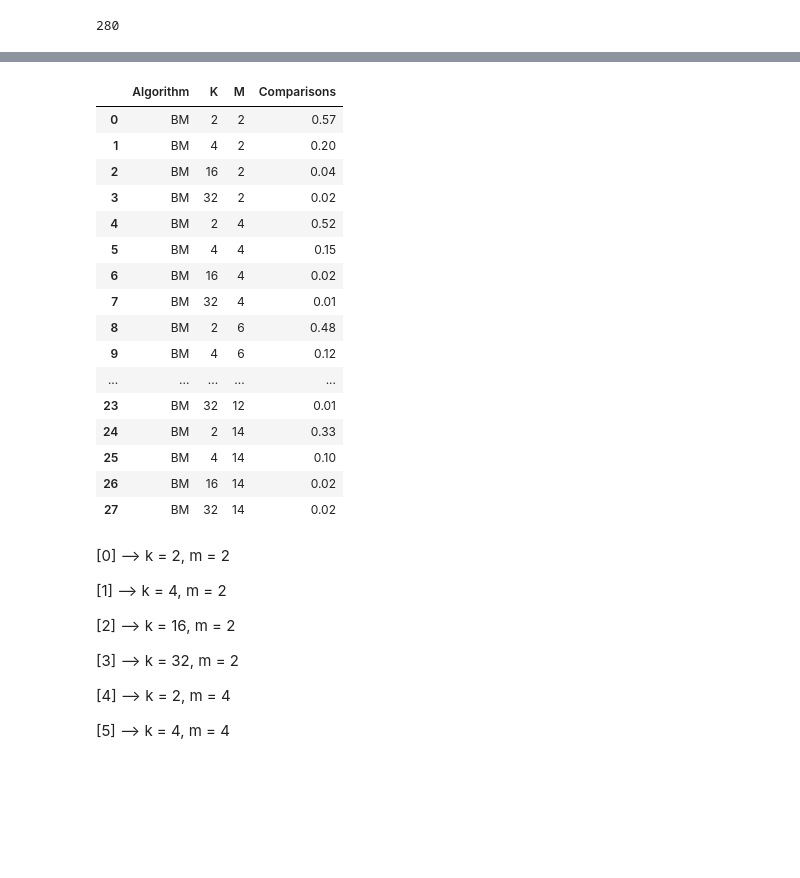
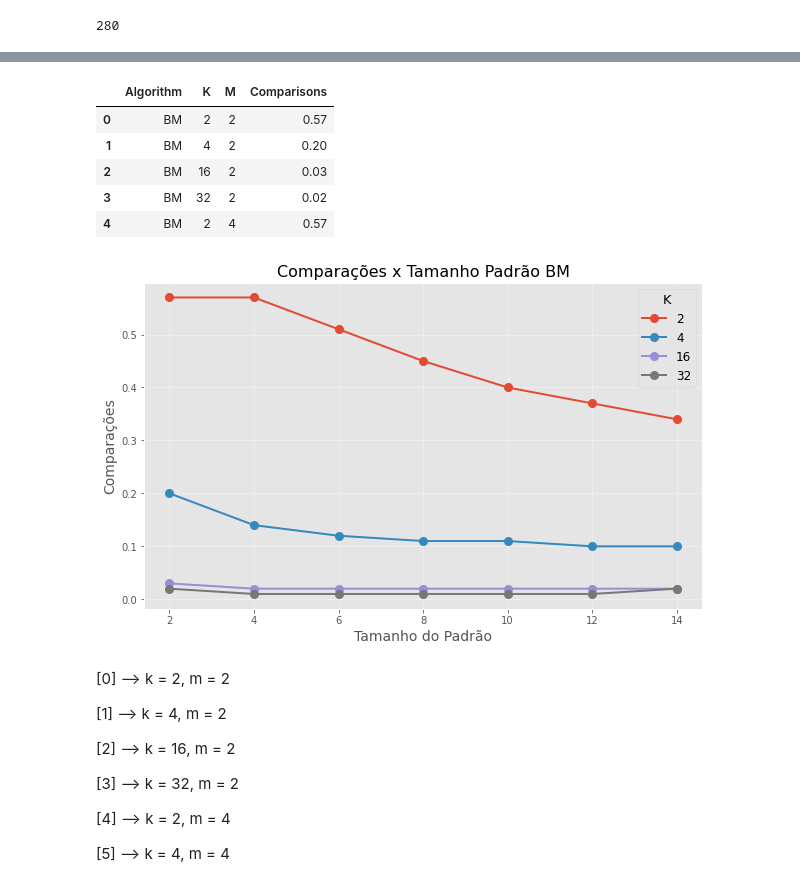
Before and after one commit to Danub2002/String-Matching-Comparision, a Jupyter notebook: Análise Métodos Busca em Texto.ipynb, the cells around one changed output, grey strips where cells are left out. Drawn from its saved outputs; the diff is of its cells as text; code cells hidden in the pictures; blank space fills up the shorter version.

```diff
--- a/Análise Métodos Busca em Texto.ipynb
+++ b/Análise Métodos Busca em Texto.ipynb
@@ -258,36 +254,29 @@ print(BM_data)
 # %%
 results = {"Algorithm":[], "K":[], "M":[], "Comparisons":[]}
 
 ind = 0
 
 for m in M:
     for k in K:
         results["Algorithm"].append("BM")
         results["K"].append(k)
         results["M"].append(m)
         results["Comparisons"].append(BM_data[ind])
         ind += 1
 
 df = pd.DataFrame(results)
-display(df)
+df.head()
 # %% [output]
 |  | Algorithm | K | M | Comparisons |
 | 0 | BM | 2 | 2 | 0.57 |
 | 1 | BM | 4 | 2 | 0.20 |
-| 2 | BM | 16 | 2 | 0.04 |
+| 2 | BM | 16 | 2 | 0.03 |
 | 3 | BM | 32 | 2 | 0.02 |
-| 4 | BM | 2 | 4 | 0.52 |
-| 5 | BM | 4 | 4 | 0.15 |
-| 6 | BM | 16 | 4 | 0.02 |
-| 7 | BM | 32 | 4 | 0.01 |
-| 8 | BM | 2 | 6 | 0.48 |
-| 9 | BM | 4 | 6 | 0.12 |
-| ... | ... | ... | ... | ... |
-| 23 | BM | 32 | 12 | 0.01 |
-| 24 | BM | 2 | 14 | 0.33 |
-| 25 | BM | 4 | 14 | 0.10 |
-| 26 | BM | 16 | 14 | 0.02 |
-| 27 | BM | 32 | 14 | 0.02 |
+| 4 | BM | 2 | 4 | 0.57 |
+# %%
+plot_graph("BM",df)
+# %% [output]
+[figure, added]
 # %% [markdown]
 [0] --> k = 2, m = 2
 
```
Also changed, not shown: parts of 13 cells of this notebook.
